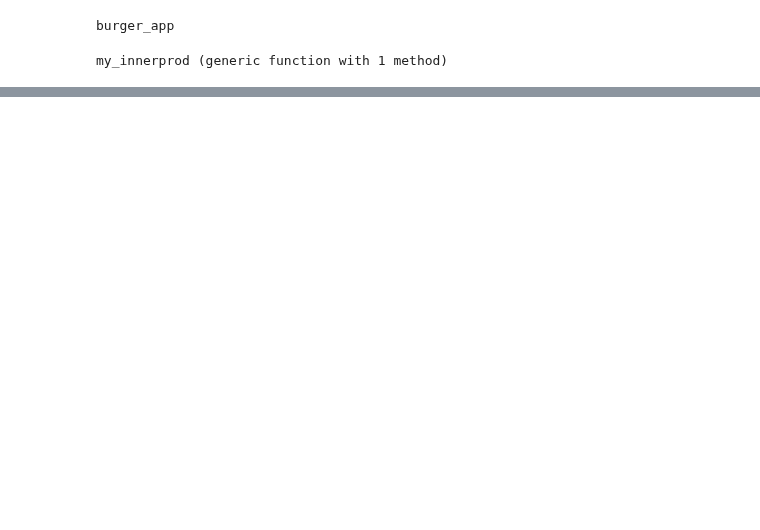
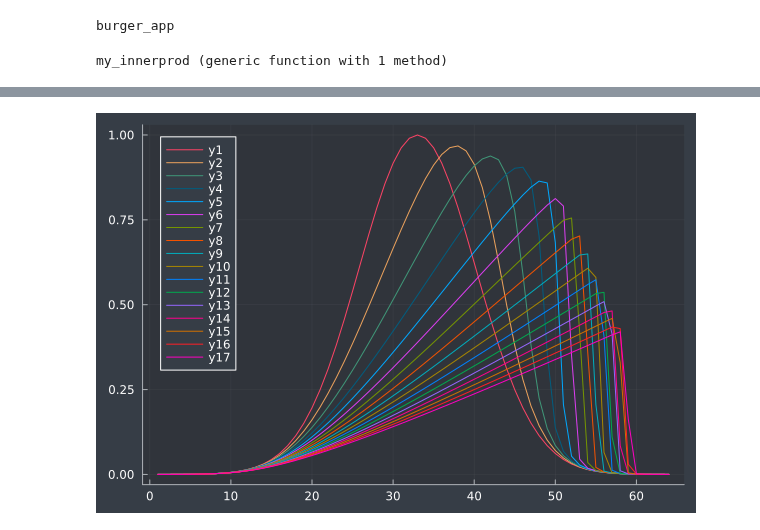
Before and after one commit to XBraid/xbraid, a Jupyter notebook: braid/braid.jl/drive-burgers.ipynb, the cells around one changed output, grey strips where cells are left out. Cells and saved outputs as stored; diff of their text form; code cells hidden in the pictures; blank space fills up the shorter version.

```diff
--- a/braid/braid.jl/drive-burgers.ipynb
+++ b/braid/braid.jl/drive-burgers.ipynb
@@ -168,4 +189,6 @@ Error:
 # %%
 p = sortperm(burger.times)
-plot(burger.solution[p][1:2:end])
+plot(burger.solution[p][1:16:end])
+# %% [output]
+[figure, added]
 # %%
```
Also changed, not shown: parts of 11 cells of this notebook, 7 other files.
